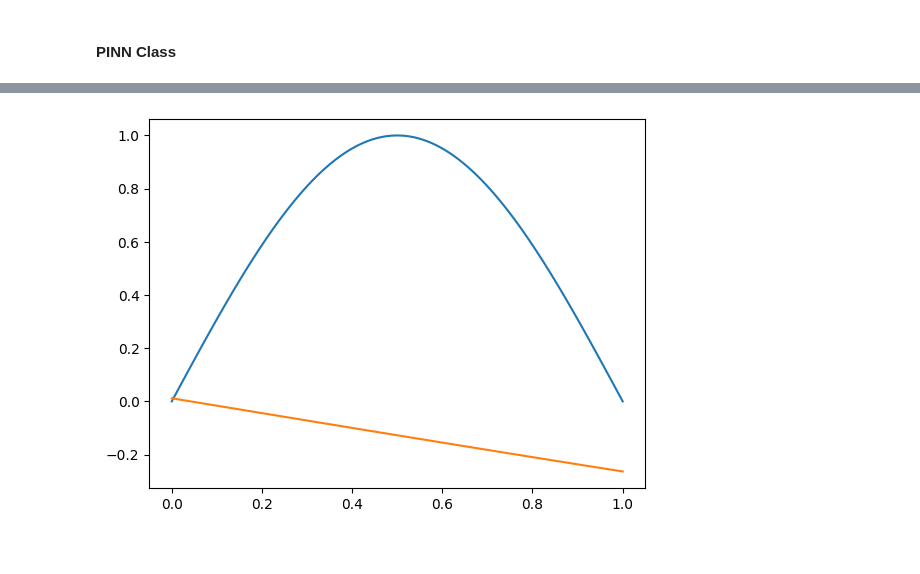
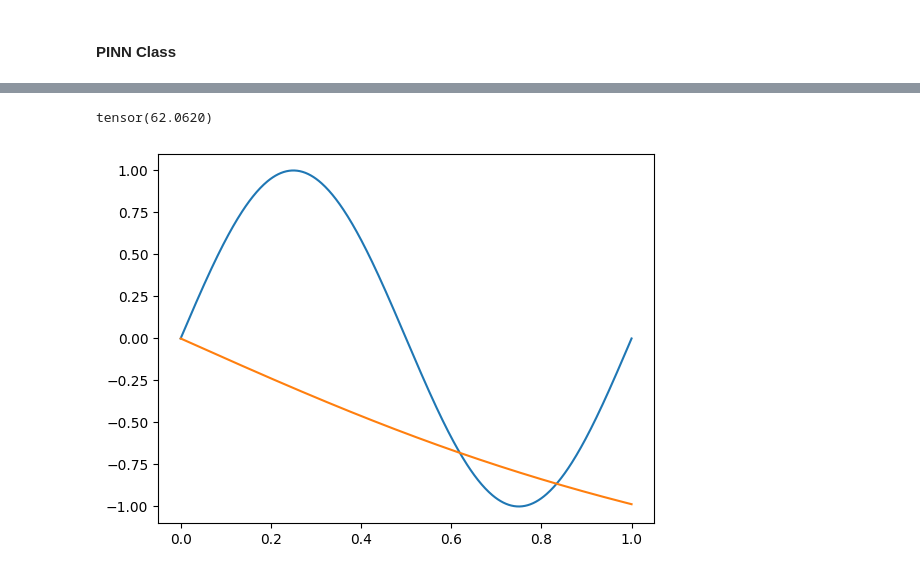
Before and after one commit to ikbenali/ReproducibilityProject_DL, a Jupyter notebook: Poisson1Dntk.ipynb, the cells around one changed output, grey strips where cells are left out. Cells and saved outputs as stored; diff of their text form; code cells hidden in the pictures.

Commit message:
NTK Calculation K_uu, maybe implemented correctly?
Will implement K_rr and implement graphs to determine if correct results are achieved.

```diff
--- a/Poisson1Dntk.ipynb
+++ b/Poisson1Dntk.ipynb
@@ -46,8 +46,8 @@ class Poisson1D:
         a   = sm.symbols('a');
 
         # PDE States
-        x        = sm.symbols('x')      # domain
-        xbc = sm.symbols('x1:3')   # partial domain for boundary condition
+        x   = sm.symbols('x')      # domain
+        # xbc = sm.symbols('x1:3')   # partial domain for boundary condition
 
         u   = sm.symbols('u', cls=sm.Function)(x)
         ux  = u.diff(x)
@@ -67,14 +67,14 @@ class Poisson1D:
 
         # For reuse in class
         self.x   = x
-        self.xbc = xbc
+        # self.xbc = xbc
         self.U = [u, ux, uxx]
         self.f = f
         self.g = g
 
     def setup_residuals(self):
         pde_residual = self.PDE_eqn.lhs - self.PDE_eqn.rhs
-        bc_residual  = self.BC_eqn.lhs - self.BC_eqn.rhs
+        bc_residual  = self.BC_eqn.lhs  - self.BC_eqn.rhs
 
         self.pde_residual = sm.lambdify([self.x, self.U, self.f], pde_residual, modules=sympyTorchmodules)
         self.bc_residual  = sm.lambdify([self.x, self.U, self.g], bc_residual,  modules=sympyTorchmodules)
@@ -103,7 +103,7 @@ def g_x(x, xb):
     Boundary condition
     """
 
-    ub = torch.zeros(x.size())
+    ub = torch.zeros(x.size(), dtype=dtype)
 
     xb1_idx = torch.where(x == xb[0])[0]
     xb2_idx = torch.where(x == xb[1])[0]
@@ -196,6 +234,6 @@ from torch.utils.data import DataLoader
 # %%
 ## Setup PDE Equation
-a   = 1
+a   = 2
 PDE = Poisson1D(a)
 
 # Define PDE domain
@@ -204,8 +242,8 @@ X_bc  = [X_0, X_N]
 # dx  = 0.002; # N   = int((X_N - X_0)/dx)
 
 N  = 500
-Xr = torch.linspace(X_0, X_N, N, dtype=torch.float32, requires_grad=True).view(-1,1).to(device);
-Xb = torch.randint(0, 2, (N,1), dtype=torch.float32, requires_grad=True).to(device)
+Xr = torch.linspace(X_0, X_N, N, dtype=dtype, device=device, requires_grad=True).view(-1,1)
+Xb = torch.randint(0, 2, (N,1),  dtype=dtype, device=device, requires_grad=True)
 
 X  = torch.hstack((Xr, Xb))
 # %%
@@ -213,22 +251,22 @@ X  = torch.hstack((Xr, Xb))
 
 Nr      = 100
 Nb      = 100
-XTrain  = DataLoader(X, Nb, shuffle=True)
-
+rand_sampler = RandomSampler(X, num_samples=Nr, replacement=True)
+XTrain       = DataLoader(X, Nr, sampler=rand_sampler)
 
 size          = len(XTrain.dataset)
-learning_rate = 1e-5
-epochs        = int(10e3)
+learning_rate = 1e-3
+epochs        = int(1)
 
 loss_fn   = nn.MSELoss()
 optimizer = optim.SGD
 
 input_size  = 1
 output_size = 1
-neurons     = 100
+neurons     = 10
 net         = PINN(input_size, output_size, neurons, PDE)
 
-optimizer = optim.SGD(net.parameters(), learning_rate)
+optimizer = optimizer(net.parameters(), learning_rate)
 # optimizer = optim.Adam(net.parameters(), learning_rate)
 # %%
 
@@ -311,18 +373,22 @@ Epoch: 8100     loss: 12.347968
+# %%
+torch.trace(K_uu)
+# %% [output]
+tensor(62.0620)
 # %%
-xplot = torch.linspace(X_0, X_N, N, requires_grad=True).view(-1,1).to(device);
+xplot = torch.linspace(X_0, X_N, N, requires_grad=True).view(-1,1).to(device)
 
 # compute exact solution
 u_exact = f_u_exact(a, xplot)
 u_pred  = net(xplot)
 
 xplot   = xplot.cpu().detach().numpy()
 u_exact = u_exact.cpu().detach().numpy()
 u_pred  = u_pred.cpu().detach().numpy()
 
 # predict
-plt.plot(xplot, u_exact)
-plt.plot(xplot, u_pred)
+plt.plot(xplot, u_exact, label='u_{exact}')
+plt.plot(xplot, u_pred, label='u_{pred}')
 
 plt.show()
 # %% [output]
-[figure, old version]
+[figure, new version]
```
Also changed, not shown: parts of 7 cells of this notebook.
